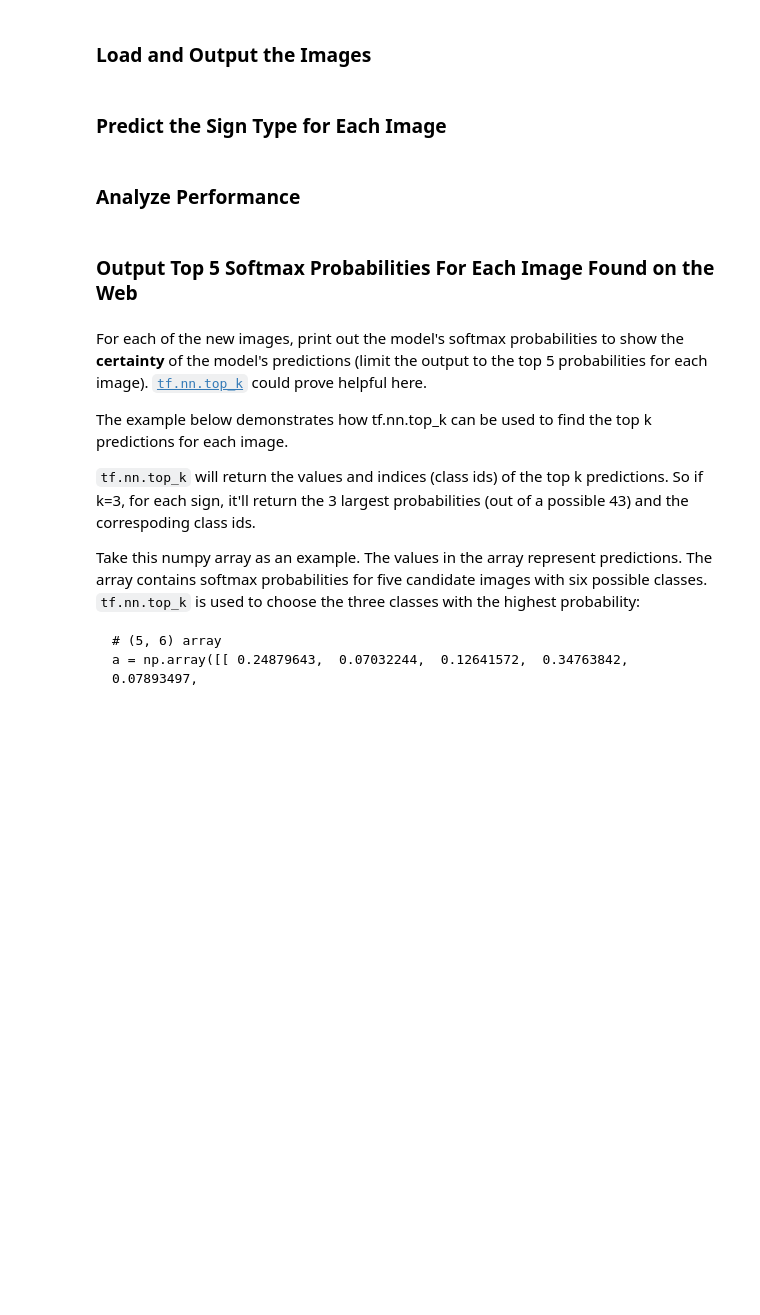
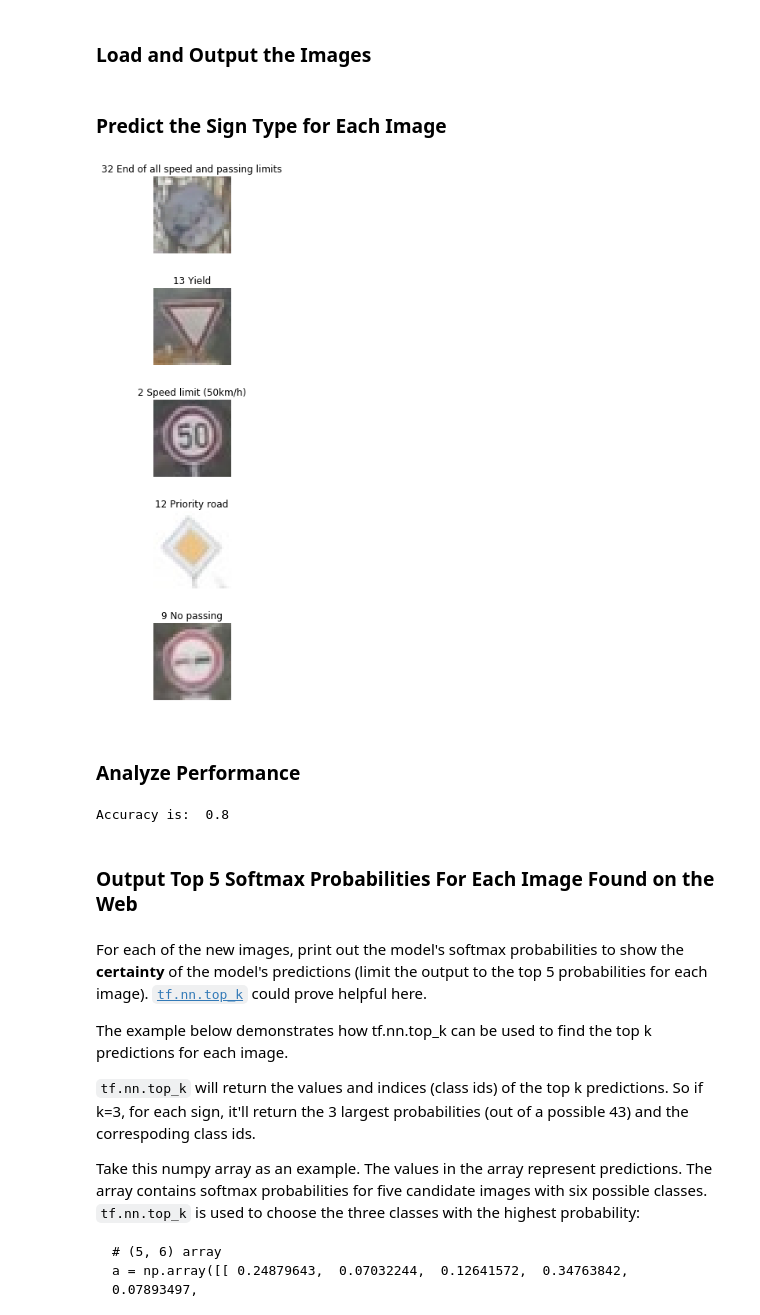
Before and after one commit to grygoryant/CarND-Traffic-Sign-Classifier-Project, a Jupyter notebook: Traffic_Sign_Classifier.ipynb, the cells around one changed output. Drawn from its saved outputs; the diff is of its cells as text; code cells hidden in the pictures; blank space fills up the shorter version.

```diff
--- a/Traffic_Sign_Classifier.ipynb
+++ b/Traffic_Sign_Classifier.ipynb
@@ -326,12 +317,13 @@ from tensorflow.contrib.layers import flatten
 
 keep_prob = tf.placeholder(tf.float32)
 
+# Arguments used for tf.truncated_normal, randomly defines variables for the weights and biases for each layer
+mu = 0
+sigma = 0.1
+
 def LeNet(x):
-    # Arguments used for tf.truncated_normal, randomly defines variables for the weights and biases for each layer
-    mu = 0
-    sigma = 0.1
 
-    # Layer 1: Convolutional. Input = 32x32x1. Output = 28x28x6.
+    # Layer 1: Convolutional. Input = 32x32x3. Output = 28x28x6.
     conv1_W = tf.Variable(tf.truncated_normal(shape=(5, 5, 3, 6), mean = mu, stddev = sigma))
     conv1_b = tf.Variable(tf.zeros(6))
     conv1   = tf.nn.conv2d(x, conv1_W, strides=[1, 1, 1, 1], padding='VALID') + conv1_b
@@ -343,10 +335,15 @@ def LeNet(x):
     conv1 = tf.nn.max_pool(conv1, ksize=[1, 2, 2, 1], strides=[1, 2, 2, 1], padding='VALID')
     #conv1 = tf.nn.dropout(conv1, keep_prob)
 
+    # Layer 1.5: 1x1 convolutions. Input = 14x14x6. Output = 14x14x6.
+    conv1_5_W = tf.Variable(tf.truncated_normal(shape=(1, 1, 6, 6), mean = mu, stddev = sigma))
+    conv1_5_b = tf.Variable(tf.zeros(6))
+    conv1_5 = tf.nn.conv2d(conv1, conv1_5_W, strides=[1, 1, 1, 1], padding='VALID') + conv1_5_b
+
     # Layer 2: Convolutional. Output = 10x10x16.
     conv2_W = tf.Variable(tf.truncated_normal(shape=(5, 5, 6, 16), mean = mu, stddev = sigma))
     conv2_b = tf.Variable(tf.zeros(16))
-    conv2   = tf.nn.conv2d(conv1, conv2_W, strides=[1, 1, 1, 1], padding='VALID') + conv2_b
+    conv2   = tf.nn.conv2d(conv1_5, conv2_W, strides=[1, 1, 1, 1], padding='VALID') + conv2_b
 
     # Activation.
     conv2 = tf.nn.relu(conv2)
@@ -355,8 +352,13 @@ def LeNet(x):
     conv2 = tf.nn.max_pool(conv2, ksize=[1, 2, 2, 1], strides=[1, 2, 2, 1], padding='VALID')
     #conv2 = tf.nn.dropout(conv2, keep_prob)
 
+    # Layer 2.5: 1x1 convolutions. Input = 5x5x16. Output = 5x5x16.
+    conv2_5_W = tf.Variable(tf.truncated_normal(shape=(1, 1, 16, 16), mean = mu, stddev = sigma))
+    conv2_5_b = tf.Variable(tf.zeros(16))
+    conv2_5 = tf.nn.conv2d(conv2, conv2_5_W, strides=[1, 1, 1, 1], padding='VALID') + conv2_5_b
+
     # Flatten. Input = 5x5x16. Output = 400.
-    fc0   = flatten(conv2)
+    fc0   = flatten(conv2_5)
 
     # Layer 3: Fully Connected. Input = 400. Output = 120.
     fc1_W = tf.Variable(tf.truncated_normal(shape=(400, 120), mean = mu, stddev = sigma))
@@ -487,12 +519,39 @@ You may find `signnames.csv` useful as it contains mappings from the class id (i
 # %%
 ### Run the predictions here and use the model to output the prediction for each image.
 ### Make sure to pre-process the images with the same pre-processing pipeline used earlier.
 ### Feel free to use as many code cells as needed.
+
+with tf.Session() as sess:
+    saver = tf.train.import_meta_graph('lenet.meta')
+    saver.restore(sess,tf.train.latest_checkpoint('./'))
+
+    test_prob = sess.run(tf.nn.top_k(logits, k=5), feed_dict={x: imgs, y: labels, keep_prob: 1.})
+
+    fig=plt.figure(figsize=(4,10))
+    for img, n in zip(input_imgs, range(len(input_imgs))):
+        sub = fig.add_subplot(5, 1, n+1)
+        plt.imshow(cv2.cvtColor(input_imgs[n], cv2.COLOR_BGR2RGB))
+        predicted_label = test_prob.indices[n][0]
+        predicted_labels[n] = predicted_label
+        title = str(test_prob.indices[n][0]) + ' ' + sign_names['SignName'].tolist()[predicted_label]
+        sub.set_title(title)
+        plt.axis('off')
+
+    plt.tight_layout()
+    plt.show()
+# %% [output]
+[figure, added]
 # %% [markdown]
 ### Analyze Performance
 # %%
 ### Calculate the accuracy for these 5 new images.
 ### For example, if the model predicted 1 out of 5 signs correctly, it's 20% accurate on these new images.
+
+true_predictions = len(np.nonzero(np.equal(labels, predicted_labels))[0])
+accuracy = true_predictions/len(test_signs)
+print('Accuracy is: ', accuracy)
+# %% [output]
+Accuracy is:  0.8
 # %% [markdown]
 ### Output Top 5 Softmax Probabilities For Each Image Found on the Web
 # %% [markdown]
```
Also changed, not shown: parts of 13 cells of this notebook, 22 other files.
